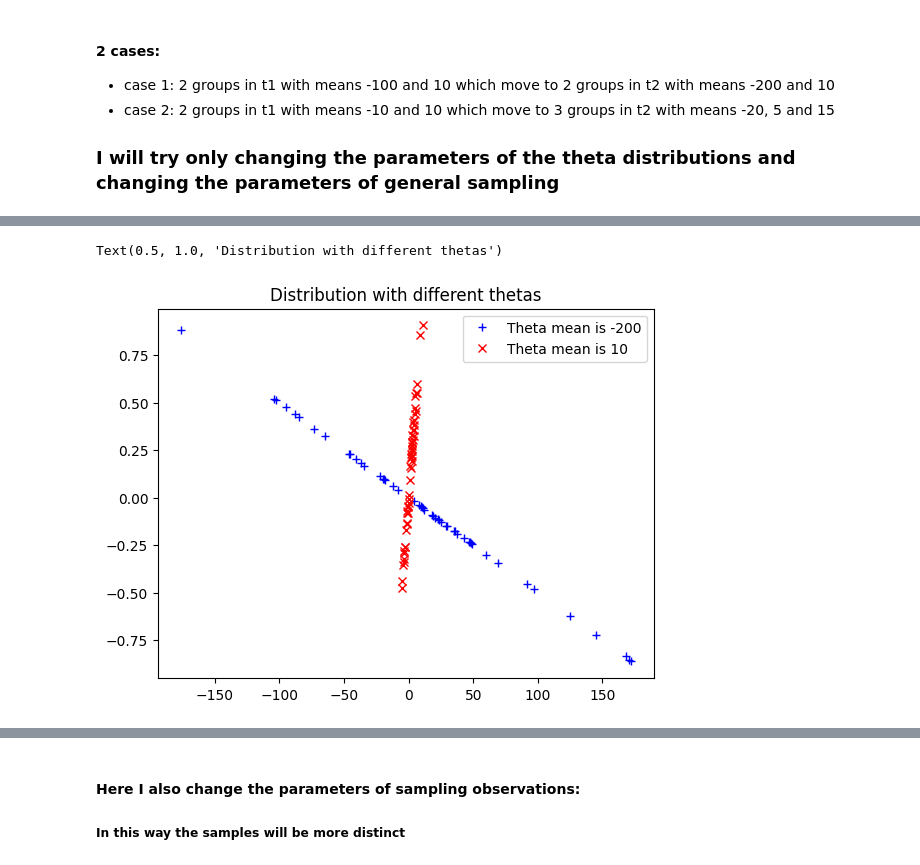
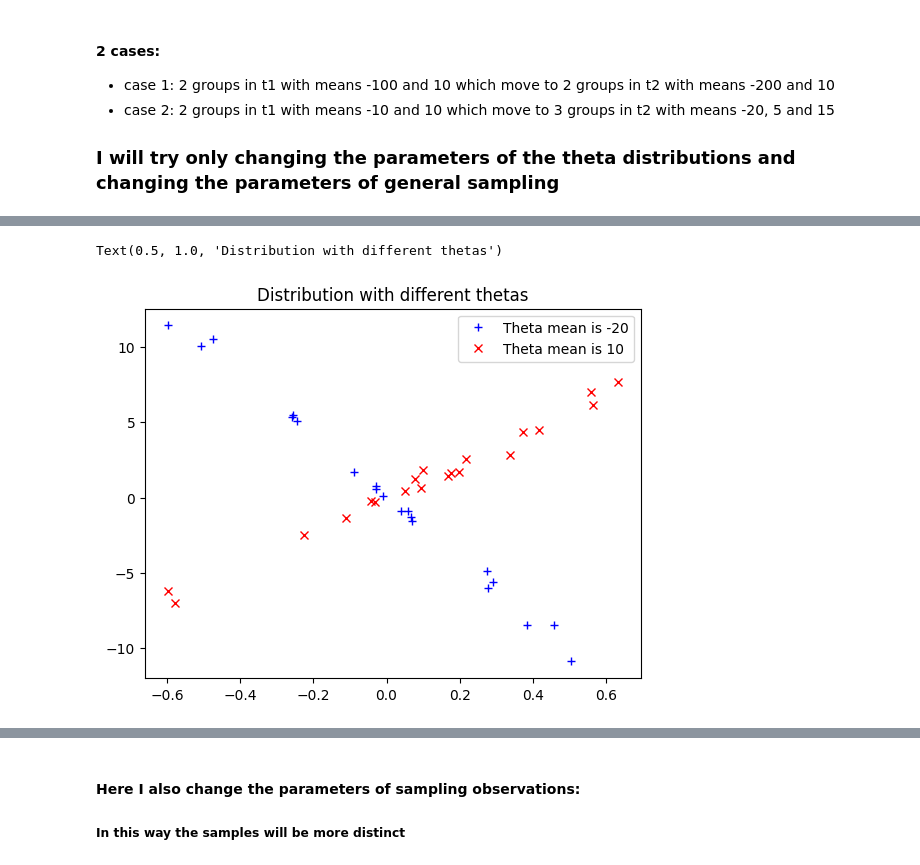
Before and after one commit to anisioti/dibs, a Jupyter notebook: dibs/new_generation_process/generate_data_samples.ipynb, the cells around one changed output, grey strips where cells are left out. Drawn from its saved outputs; the diff is of its cells as text; code cells hidden in the pictures.

```diff
--- a/dibs/new_generation_process/generate_data_samples.ipynb
+++ b/dibs/new_generation_process/generate_data_samples.ipynb
@@ -93,3 +93,10 @@ observations
 observations[0].shape
 # %% [output]
 (10, 20)
+# %%
+key = random.PRNGKey(123)
+key, subk = random.split(key)
+graph_dist = ErdosReniDAGDistribution(
+            n_vars=2,
+            n_edges_per_node=2)
+sampled_graph = graph_dist.sample_G(key = subk)
@@ -103,13 +124,13 @@ observations[0].shape
 ### I will try only changing the parameters of the theta distributions and changing the parameters of general sampling
 # %%
 # Here case 1 with 2-d examples
-key = random.PRNGKey(123)
+key = random.PRNGKey(12)
 key, subk = random.split(key)
 observations1 = jnp.empty(shape=(0, 2), dtype='float32')
 thetas1 = []
-for mean_edge in [-100, 10]:
+for mean_edge in [-10, 10]:
     key, subk = random.split(key)
-    data, model = make_linear_gaussian_model(key=subk, n_vars=2, graph_prior_str="er",mean_edge=mean_edge,n_observations=50)
+    data, model = make_linear_gaussian_model(key=subk, n_vars=2, sampled_graph=sampled_graph,mean_edge=mean_edge,n_observations=20)
     observations1 = jnp.concatenate([observations1,data.x])
     thetas1.extend(data.theta)
 # %%
@@ -126,19 +147,19 @@ key = random.PRNGKey(124)
 key, subk = random.split(key)
 observations2 = jnp.empty(shape=(0, 2), dtype='float32')
 thetas2 = []
-for mean_edge in [ -200, 10]:
+for mean_edge in [ -20, 10]:
     key, subk = random.split(key)
-    data, model = make_linear_gaussian_model(key=subk, n_vars=2, graph_prior_str="er",mean_edge=mean_edge,n_observations=50)
+    data, model = make_linear_gaussian_model(key=subk, n_vars=2, sampled_graph=sampled_graph,mean_edge=mean_edge,n_observations=20)
     observations2 = jnp.concatenate([observations2,data.x])
     thetas2.extend(data.theta)
 # %%
-plt.plot(observations2[0:50, 0], observations2[0:50, 1], '+b', label='Theta mean is -200')
-plt.plot(observations2[50:, 0], observations2[50:, 1], 'xr', label='Theta mean is 10')
+plt.plot(observations2[0:20, 0], observations2[0:20, 1], '+b', label='Theta mean is -20')
+plt.plot(observations2[20:, 0], observations2[20:, 1], 'xr', label='Theta mean is 10')
 plt.legend(loc=0)
 plt.title('Distribution with different thetas')
 # %% [output]
 Text(0.5, 1.0, 'Distribution with different thetas')
-[figure, old version]
+[figure, new version]
 # %%
 # Samples two point clouds and their weights.
 ### For our synthetic data calculate the transport matrix
```
Also changed, not shown: parts of 47 cells of this notebook, 2 other files.
